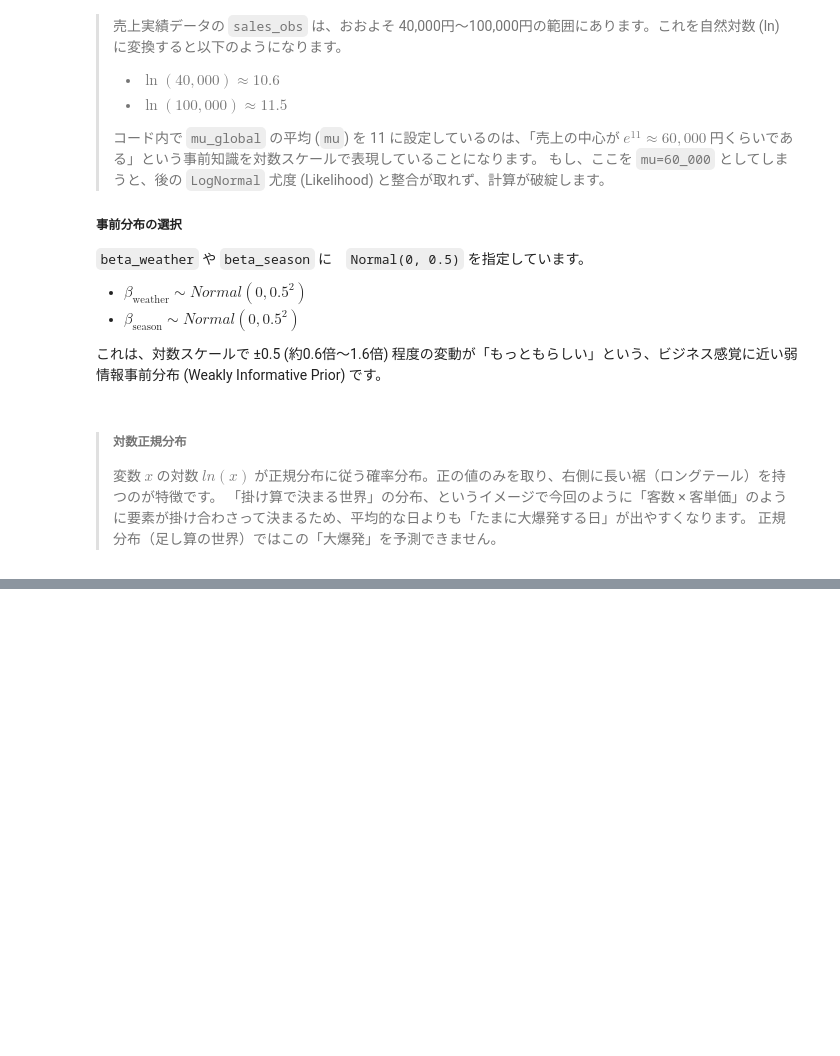
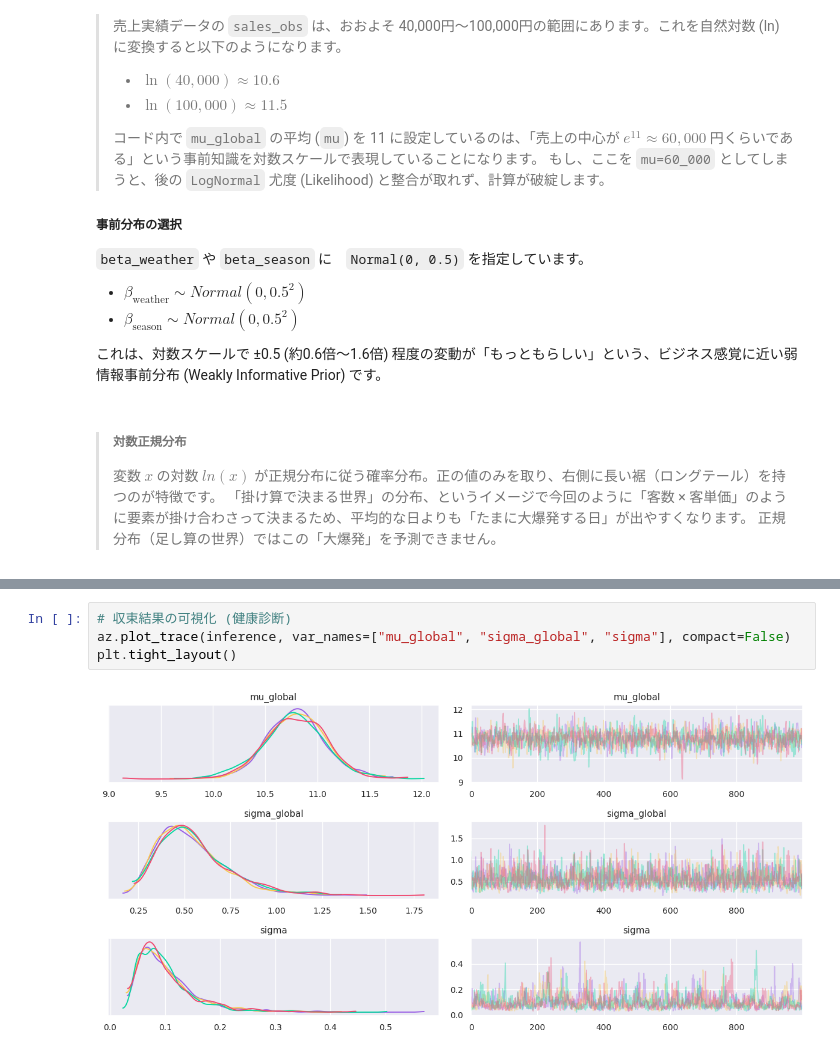
Before and after one commit to petalab-io/bayesian-iroha, a Jupyter notebook: notebooks/03_Sales_forecast_by_market_location/hierarchical_baysian_linear_regression.ipynb, the cells around one changed output, grey strips where cells are left out. Drawn from its saved outputs; the diff is of its cells as text; blank space fills up the shorter version.

```diff
--- a/notebooks/03_Sales_forecast_by_market_location/hierarchical_baysian_linear_regression.ipynb
+++ b/notebooks/03_Sales_forecast_by_market_location/hierarchical_baysian_linear_regression.ipynb
@@ -280,0 +451,6 @@ pm.model_to_graphviz(hierarchical_bayesian_linear_regression_model)
+# %%
+# 収束結果の可視化 (健康診断)
+az.plot_trace(inference, var_names=["mu_global", "sigma_global", "sigma"], compact=False)
+plt.tight_layout()
+# %% [output]
+[figure, added]
```
Also changed, not shown: parts of 24 cells of this notebook.
